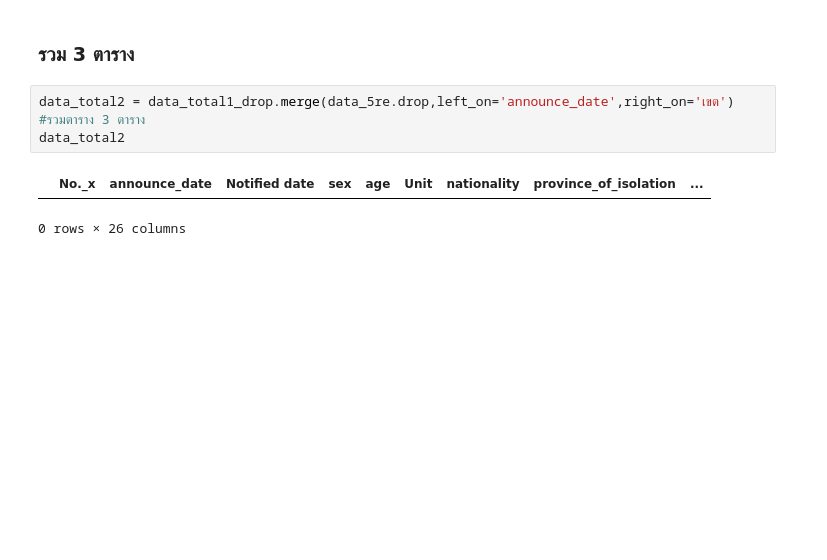
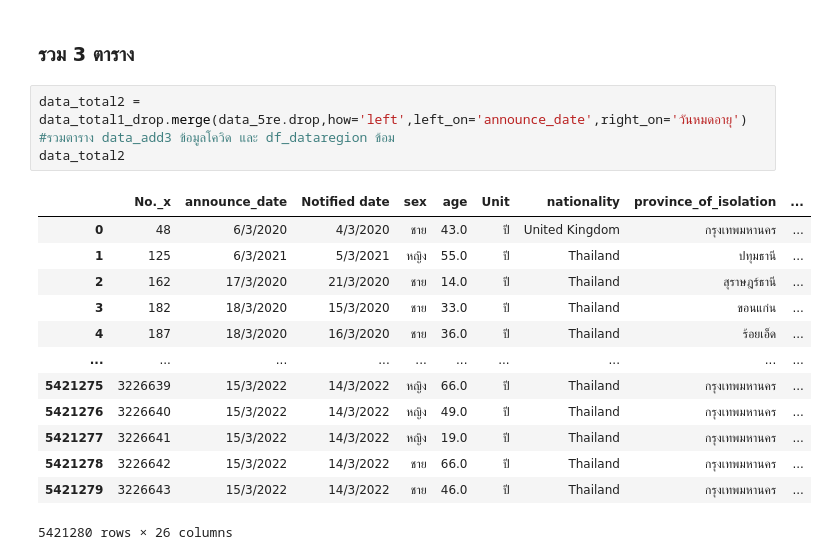
Before and after one commit to Umaporn19/data_viz_2022, a Jupyter notebook: Project_Dataviz.ipynb, the cells around one changed output. Drawn from its saved outputs; the diff is of its cells as text; blank space fills up the shorter version.

Commit message:
รวมตาราง 3 ตาราง

```diff
--- a/Project_Dataviz.ipynb
+++ b/Project_Dataviz.ipynb
@@ -527,8 +527,19 @@ dtype: bool
 # %% [markdown]
 ### รวม 3 ตาราง
 # %%
-data_total2 = data_total1_drop.merge(data_5re.drop,left_on='announce_date',right_on='เขต') #รวมตาราง 3 ตาราง
+data_total2 = data_total1_drop.merge(data_5re.drop,how='left',left_on='announce_date',right_on='วันหมดอายุ') #รวมตาราง data_add3 ข้อมูลโควิด และ df_dataregion ข้อม
 data_total2
 # %% [output]
 |  | No._x | announce_date | Notified date | sex | age | Unit | nationality | province_of_isolation | ... |
+| 0 | 48 | 6/3/2020 | 4/3/2020 | ชาย | 43.0 | ปี | United Kingdom | กรุงเทพมหานคร | ... |
+| 1 | 125 | 6/3/2021 | 5/3/2021 | หญิง | 55.0 | ปี | Thailand | ปทุมธานี | ... |
+| 2 | 162 | 17/3/2020 | 21/3/2020 | ชาย | 14.0 | ปี | Thailand | สุราษฎร์ธานี | ... |
+| 3 | 182 | 18/3/2020 | 15/3/2020 | ชาย | 33.0 | ปี | Thailand | ขอนแก่น | ... |
+| 4 | 187 | 18/3/2020 | 16/3/2020 | ชาย | 36.0 | ปี | Thailand | ร้อยเอ็ด | ... |
+| ... | ... | ... | ... | ... | ... | ... | ... | ... | ... |
+| 5421275 | 3226639 | 15/3/2022 | 14/3/2022 | หญิง | 66.0 | ปี | Thailand | กรุงเทพมหานคร | ... |
+| 5421276 | 3226640 | 15/3/2022 | 14/3/2022 | หญิง | 49.0 | ปี | Thailand | กรุงเทพมหานคร | ... |
+| 5421277 | 3226641 | 15/3/2022 | 14/3/2022 | หญิง | 19.0 | ปี | Thailand | กรุงเทพมหานคร | ... |
+| 5421278 | 3226642 | 15/3/2022 | 14/3/2022 | ชาย | 66.0 | ปี | Thailand | กรุงเทพมหานคร | ... |
+| 5421279 | 3226643 | 15/3/2022 | 14/3/2022 | ชาย | 46.0 | ปี | Thailand | กรุงเทพมหานคร | ... |
-0 rows × 26 columns
+5421280 rows × 26 columns
```
Also changed, not shown: parts of 2 cells of this notebook.
